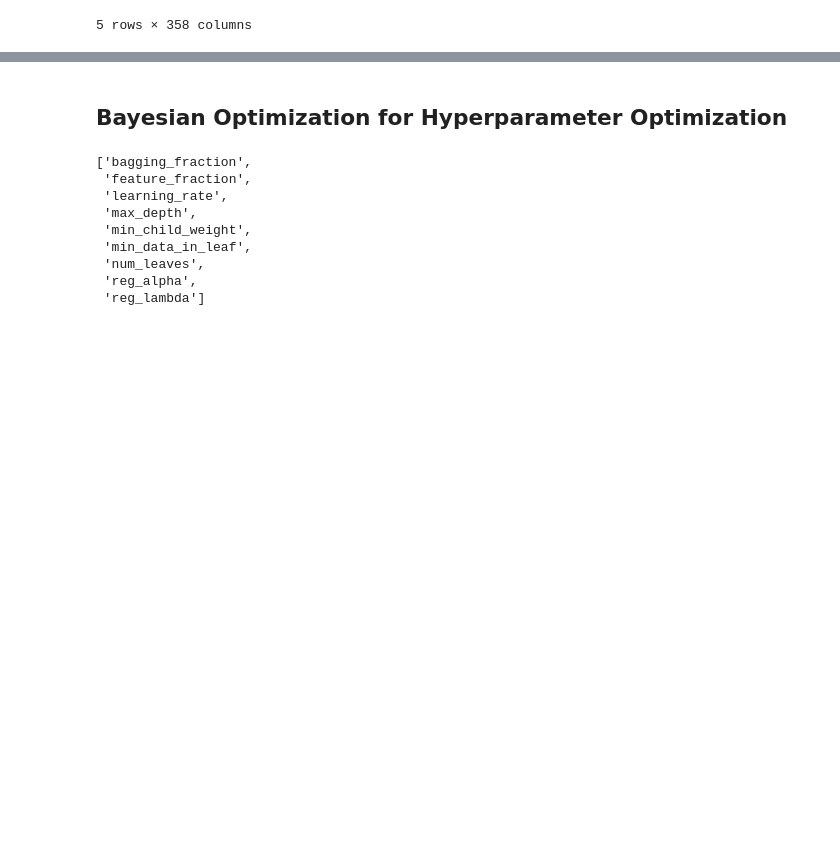
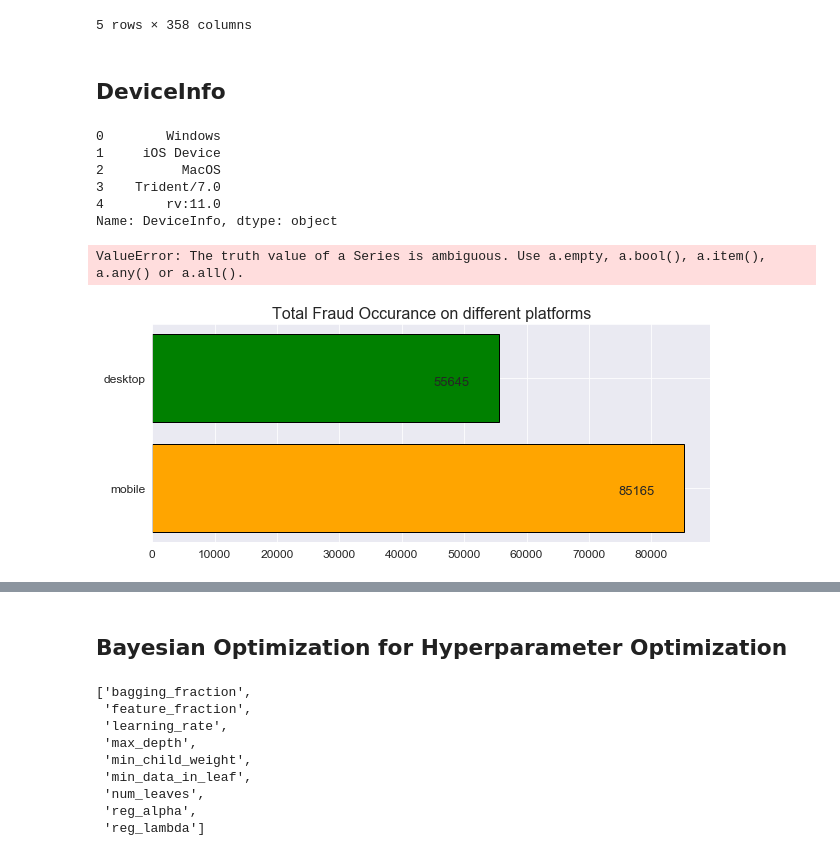
Before and after one commit to raynoldng/ieee-fraud-detection, a Jupyter notebook: notebooks/EDA and Light GBM.ipynb, the cells around one changed output, grey strips where cells are left out. Drawn from its saved outputs; the diff is of its cells as text; code cells hidden in the pictures; blank space fills up the shorter version.

```diff
--- a/notebooks/EDA and Light GBM.ipynb
+++ b/notebooks/EDA and Light GBM.ipynb
@@ -238,3 +238,5 @@ train.head()
 | 3 | 2987003 | 0 | 86499 | 50.0 | W | 18132 | 567.0 | 150.0 | mastercard | ... |
 | 4 | 2987004 | 0 | 86506 | 50.0 | H | 4497 | 514.0 | 150.0 | mastercard | ... |
 5 rows × 358 columns
+# %% [markdown]
+## DeviceInfo
@@ -240,0 +246,24 @@ train.head()
+# %%
+device[device['Count'] > 1000]['DeviceInfo']
+# %% [output]
+0        Windows
+1     iOS Device
+2          MacOS
+3    Trident/7.0
+4        rv:11.0
+Name: DeviceInfo, dtype: object
+# %%
+temp = train[train['DeviceInfo'] in ['Windows', 'iOS Device', 'MacOS']]
+# %% [output]
+ValueError: The truth value of a Series is ambiguous. Use a.empty, a.bool(), a.item(), a.any() or a.all().
+# %%
+plt.figure(figsize = (10,4))
+axes = plt.barh(train['DeviceType'].unique()[1:], train['DeviceType'].value_counts().values, color = ['orange', 'green'],
+               edgecolor = 'black')
+plt.tick_params(labelsize = 12)
+for ax in axes.patches:
+    plt.text(ax.get_width()- 10500, ax.get_y() + 0.34, str(round(ax.get_width(), 2)), fontdict= {'fontsize':13})
+plt.title('Total Fraud Occurance on different platforms', fontdict = {'fontsize':16})
+plt.show()
+# %% [output]
+[figure, added]
```
Also changed, not shown: parts of 6 cells of this notebook, 1 other file.
